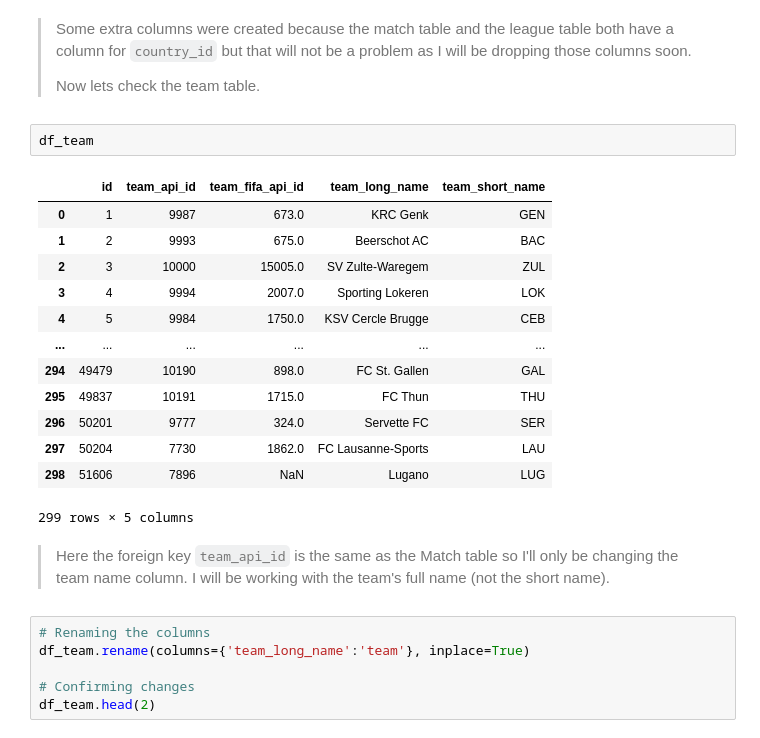
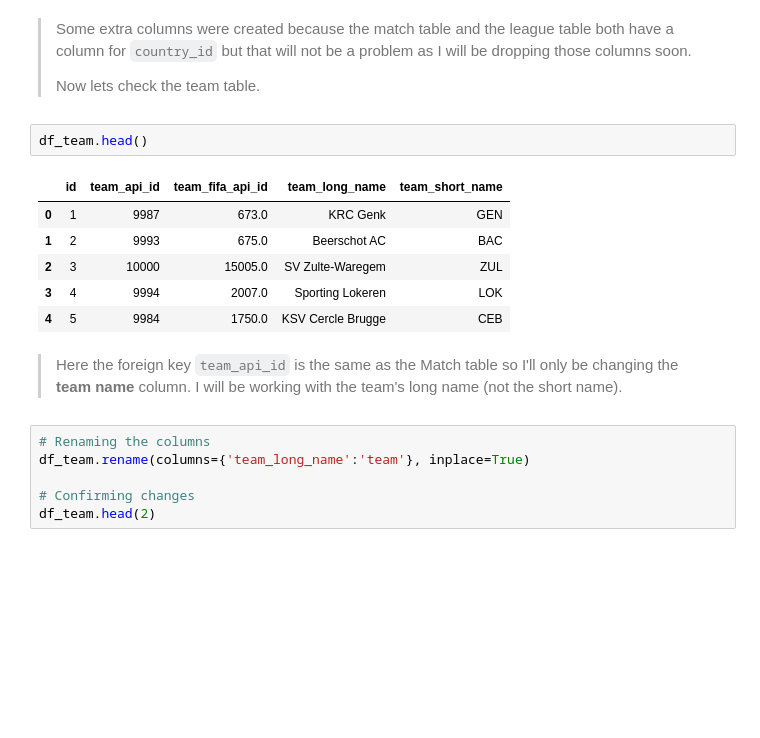
Before and after one commit to Cofucan/football_data_analysis, a Jupyter notebook: football_analysis.ipynb, the cells around one changed output. Cells and saved outputs as stored; diff of their text form; blank space fills up the shorter version.

```diff
--- a/football_analysis.ipynb
+++ b/football_analysis.ipynb
@@ -305,23 +374,16 @@ df_match_ed.head()
 >
 > Now lets check the team table.
 # %%
-df_team
+df_team.head()
 # %% [output]
 |  | id | team_api_id | team_fifa_api_id | team_long_name | team_short_name |
 | 0 | 1 | 9987 | 673.0 | KRC Genk | GEN |
 | 1 | 2 | 9993 | 675.0 | Beerschot AC | BAC |
 | 2 | 3 | 10000 | 15005.0 | SV Zulte-Waregem | ZUL |
 | 3 | 4 | 9994 | 2007.0 | Sporting Lokeren | LOK |
 | 4 | 5 | 9984 | 1750.0 | KSV Cercle Brugge | CEB |
-| ... | ... | ... | ... | ... | ... |
-| 294 | 49479 | 10190 | 898.0 | FC St. Gallen | GAL |
-| 295 | 49837 | 10191 | 1715.0 | FC Thun | THU |
-| 296 | 50201 | 9777 | 324.0 | Servette FC | SER |
-| 297 | 50204 | 7730 | 1862.0 | FC Lausanne-Sports | LAU |
-| 298 | 51606 | 7896 | NaN | Lugano | LUG |
-299 rows × 5 columns
 # %% [markdown]
-> Here the foreign key `team_api_id` is the same as the Match table so I'll only be changing the team name column. I will be working with the team's full name (not the short name).
+> Here the foreign key `team_api_id` is the same as the Match table so I'll only be changing the **team name** column. I will be working with the team's long name (not the short name).
 # %%
 # Renaming the columns
 df_team.rename(columns={'team_long_name':'team'}, inplace=True)
```
Also changed, not shown: parts of 57 cells of this notebook.
